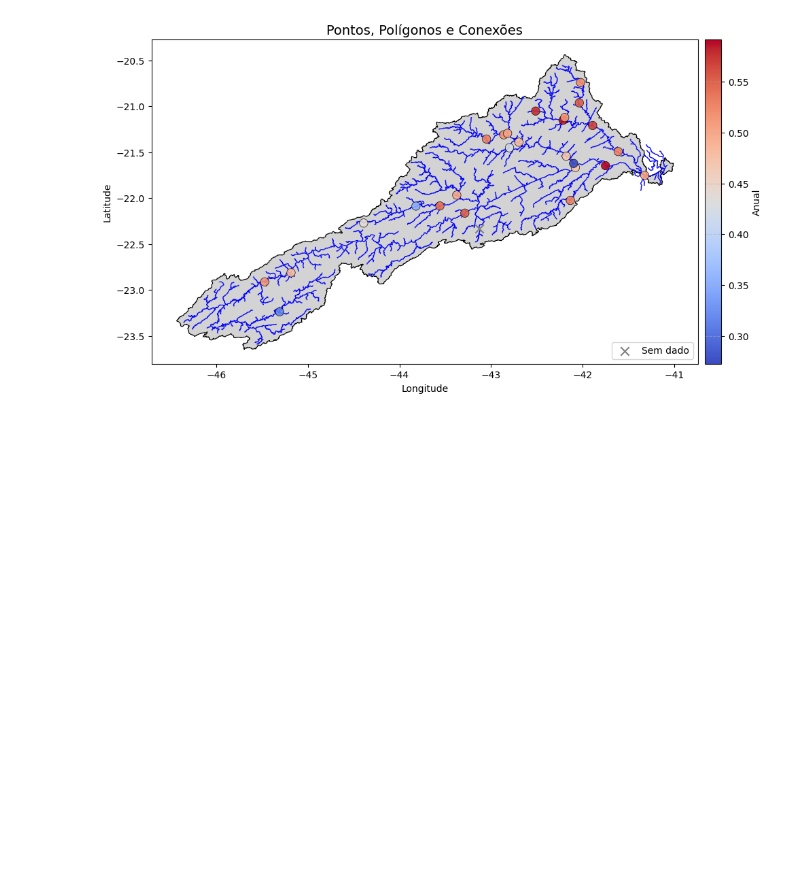
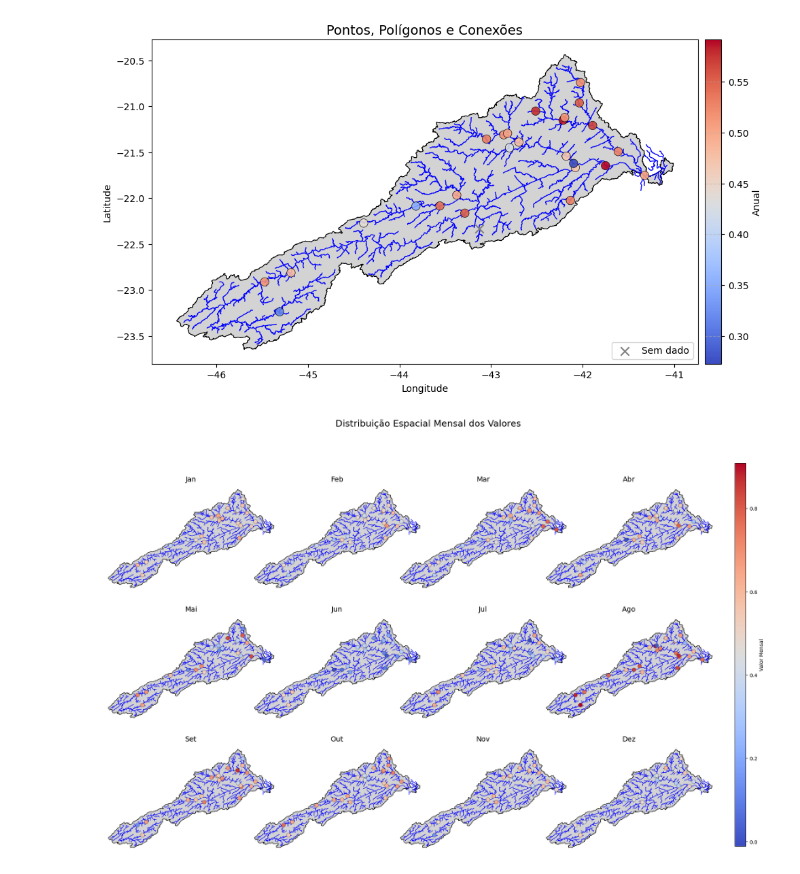
Before and after one commit to capozzolicaluan/MSWEPtest, a Jupyter notebook: spatial_analyst.ipynb, the cells around one changed output. Drawn from its saved outputs; the diff is of its cells as text; code cells hidden in the pictures; blank space fills up the shorter version.

```diff
--- a/spatial_analyst.ipynb
+++ b/spatial_analyst.ipynb
@@ -206,3 +155,73 @@ plt.tight_layout()
 plt.show()
 # %% [output]
 [figure]
+# %%
+df = erros_dicionario[nomes_chaves[0]]
+# %%
+geometry = [Point(xy) for xy in zip(df['Longitude'], df['Latitude'])]
+gdf_pontos = gpd.GeoDataFrame(df, geometry=geometry, crs="EPSG:4326")
+# %%
+import matplotlib.colors as colors
+import matplotlib.cm as cm
+
+# ==== 3. Lista de meses ====
+meses = ['Jan', 'Feb', 'Mar', 'Abr', 'Mai', 'Jun', 'Jul', 'Ago', 'Set', 'Out', 'Nov', 'Dez']
+
+# ==== 4. Normalização e colormap ====
+vmin = gdf_pontos[meses].min().min()
+vmax = gdf_pontos[meses].max().max()
+norm = colors.Normalize(vmin=vmin, vmax=vmax)
+cmap = cm.get_cmap('coolwarm')
+
+# ==== 5. Criação da figura ====
+fig, axes = plt.subplots(nrows=3, ncols=4, figsize=(20, 15))
+axes = axes.flatten()
+
+# ==== 6. Plot de cada mês ====
+for i, mes in enumerate(meses):
+    ax = axes[i]
+
+    # Divide em pontos com e sem dado
+    gdf_validos = gdf_pontos.dropna(subset=[mes])
+    gdf_nulos = gdf_pontos[gdf_pontos[mes].isna()]
+
+    gdf_bacia.plot(ax=ax, facecolor='lightgrey', edgecolor='black', linewidth=0.8, zorder=1)
+
+    gdf_hidrografia.plot(ax=ax, color='blue', linewidth=1, zorder=2)
+
+    # Pontos válidos
+    gdf_validos.plot(
+        ax=ax,
+        column=mes,
+        cmap=cmap,
+        norm=norm,
+        markersize=60,
+        edgecolor='black',
+        linewidth=0.3,
+        zorder=3
+    )
+
+
+    ax.set_title(mes, fontsize=14)
+    ax.set_aspect('equal')
+    ax.set_axis_off()
+
+# ==== 7. Adiciona barra de cores única ====
+cax = fig.add_axes([0.92, 0.15, 0.015, 0.7])  # [left, bottom, width, height]
+sm = cm.ScalarMappable(cmap=cmap, norm=norm)
+sm._A = []
+fig.colorbar(sm, cax=cax, label='Valor Mensal')
+
+# ==== 8. Título e layout ====
+# Ajuste fino dos espaços entre os subplots
+fig.subplots_adjust(
+    left=0.05, right=0.9, top=0.95, bottom=0.0,  # margens externas
+    wspace=-0.2, hspace=-0.5                         # espaço entre colunas e linhas
+)
+
+# Título mais próximo da figura
+plt.suptitle("Distribuição Espacial Mensal dos Valores", fontsize=18, y=0.93)
+
+plt.show()
+# %% [output]
+[figure, added]
```
Also changed, not shown: parts of 3 cells of this notebook.
